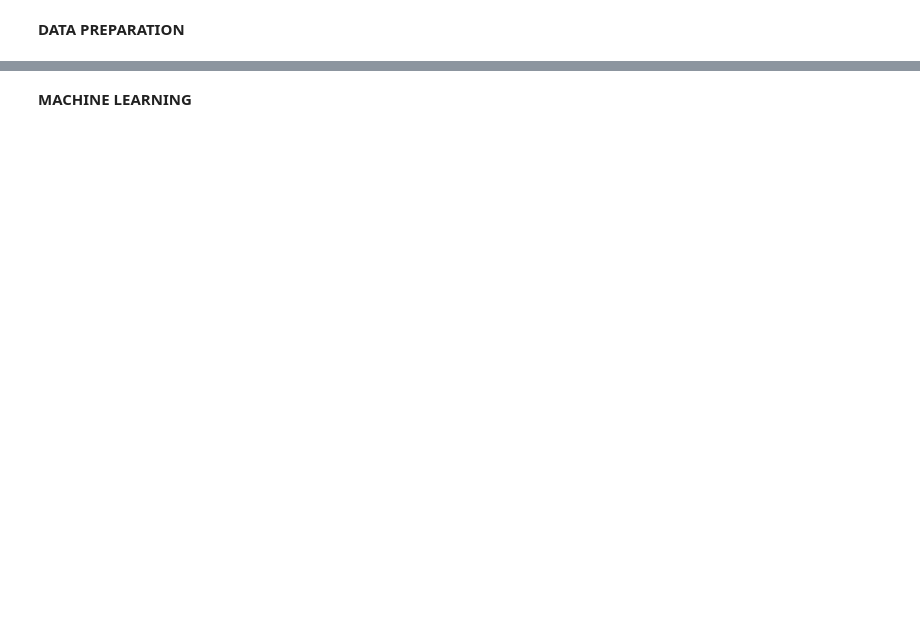
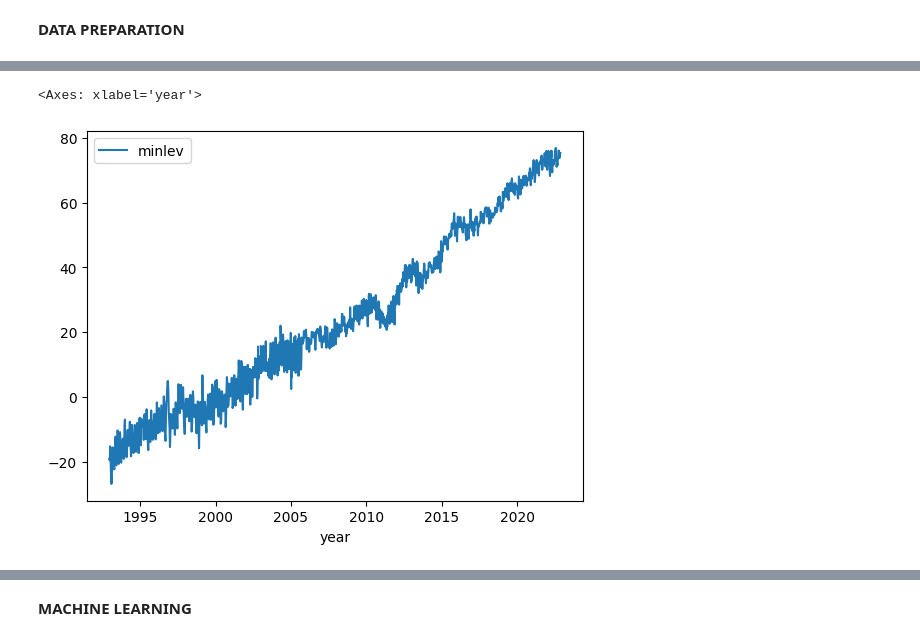
Before and after one commit to ReidelVichot/DSTEP23, a Jupyter notebook: week_1/dstep23_slr.ipynb, the cells around one changed output, grey strips where cells are left out. Cells and saved outputs as stored; diff of their text form; code cells hidden in the pictures; blank space fills up the shorter version.

```diff
--- a/week_1/dstep23_slr.ipynb
+++ b/week_1/dstep23_slr.ipynb
@@ -20,2 +18,9 @@ fname = ""
 # %%
 import pandas as pd
+# %%
+# -- set the filename
+fname = "https://www.star.nesdis.noaa.gov/socd/lsa/SeaLevelRise/slr/slr_sla_gbl_free_txj1j2_90.csv"
+
+# -- read the csv into a DataFrame
+#    (skip the first 5 rows which is the "header of the file")
+data = pd.read_csv(fname, skiprows=5)
@@ -25,0 +92,4 @@ data["year"]
+# %%
+cols = data.columns[1:5]
+sub = data[cols]
+type(sub)
@@ -25,0 +110,4 @@ data["year"]
+# %%
+minlev = sub.min(axis=1)
+# %%
+data["minlev"] = minlev
@@ -25,0 +130,5 @@ data["year"]
+# %%
+data.plot("year", "minlev")
+# %% [output]
+<Axes: xlabel='year'>
+[figure, added]
```
Also changed, not shown: parts of 21 cells of this notebook.
